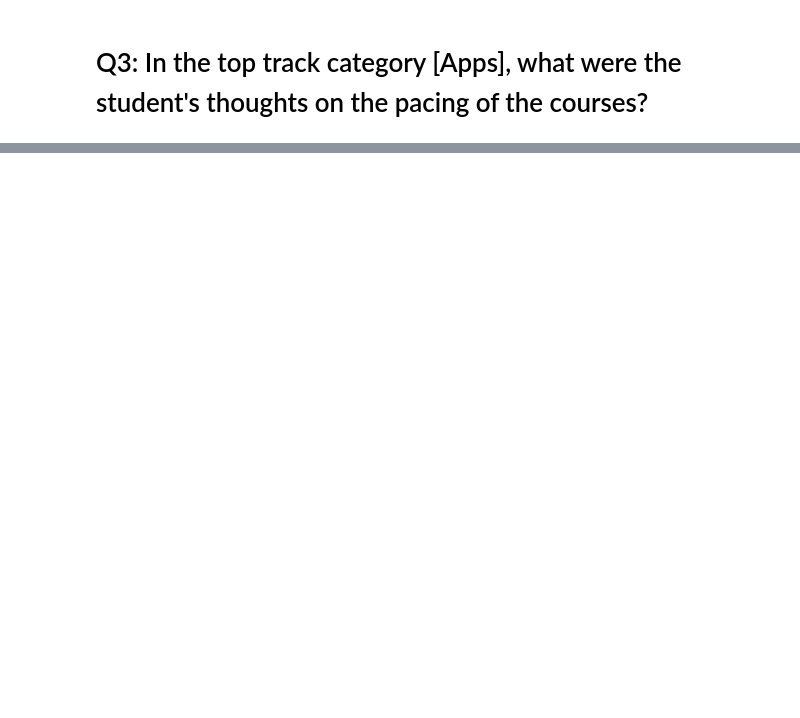
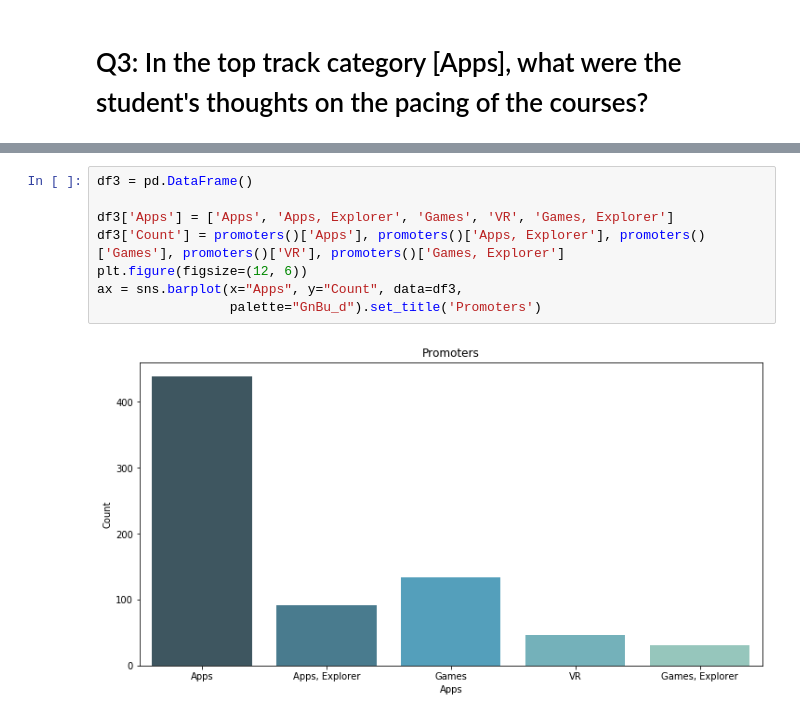
Before and after one commit to jon-infante/NPS_project, a Jupyter notebook: MidProject.ipynb, the cells around one changed output, grey strips where cells are left out. Drawn from its saved outputs; the diff is of its cells as text; blank space fills up the shorter version.

```diff
--- a/MidProject.ipynb
+++ b/MidProject.ipynb
@@ -129,0 +262,10 @@ Name: Track, dtype: int64
+# %%
+df3 = pd.DataFrame()
+
+df3['Apps'] = ['Apps', 'Apps, Explorer', 'Games', 'VR', 'Games, Explorer']
+df3['Count'] = promoters()['Apps'], promoters()['Apps, Explorer'], promoters()['Games'], promoters()['VR'], promoters()['Games, Explorer']
+plt.figure(figsize=(12, 6))
+ax = sns.barplot(x="Apps", y="Count", data=df3,
+                 palette="GnBu_d").set_title('Promoters')
+# %% [output]
+[figure, added]
```
Also changed, not shown: parts of 14 cells of this notebook.
